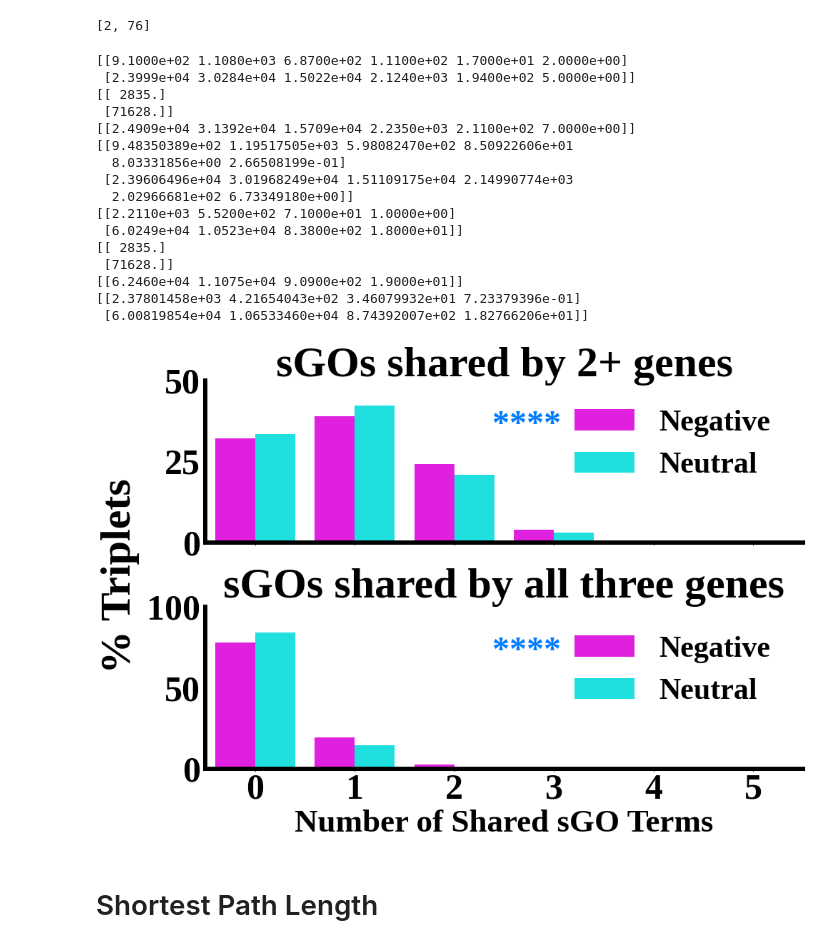
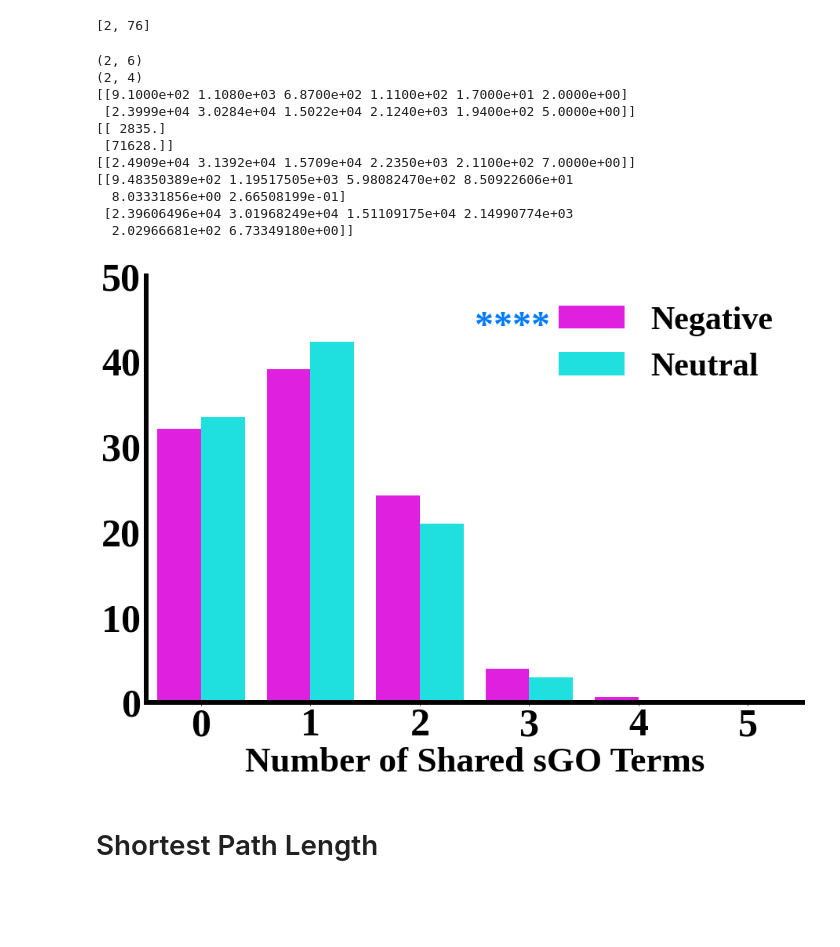
Before and after one commit to KISRDevelopment/cell_viability_paper, a Jupyter notebook: tgi_exploration.ipynb, the cells around one changed output. Drawn from its saved outputs; the diff is of its cells as text; code cells hidden in the pictures; blank space fills up the shorter version.

```diff
--- a/tgi_exploration.ipynb
+++ b/tgi_exploration.ipynb
@@ -112,7 +112,7 @@ def calculateR(threshold):
         for n_terms_shared in range(R.shape[1]):
             R[thebin, n_terms_shared] = np.sum(class_terms[:,threshold-1] == n_terms_shared)
     return R
-def visualizeR(R, ax, output_path, title, showxlabel=True, yticks=None):
+def visualizeR(R, ax, output_path, title, showxlabel=True, yticks=None, ylim=None):
     MAX_TERMS_SHARED = 6
     rows = []
     bin_labels = ['Negative', 'Neutral']
@@ -138,7 +138,8 @@ def visualizeR(R, ax, output_path, title, showxlabel=True, yticks=None):
 
     if yticks is not None:
         ax.set_yticks(yticks)
-
+    if ylim is not None:
+        ax.set_ylim(ylim)
     ax.yaxis.set_tick_params(labelsize=plot_cfg['tick_label_size'])
     ax.xaxis.set_tick_params(labelsize=plot_cfg['tick_label_size'])
     #ax.set_ylabel("% Triplets", fontsize=plot_cfg['ylabel_size'], fontweight='bold')
@@ -149,48 +150,38 @@ def visualizeR(R, ax, output_path, title, showxlabel=True, yticks=None):
         ax.set_xlabel("")
     ax.spines['right'].set_visible(False)
     ax.spines['top'].set_visible(False)
-    ax.legend(frameon=False, fontsize=plot_cfg['legend_size'], bbox_to_anchor=(0.99,0.99))
+    ax.legend(frameon=False, fontsize=plot_cfg['legend_size'])
     plt.setp(ax.spines.values(),linewidth=plot_cfg["border_size"], color='black')
     chisq, p, ddof = chi2(R)
     stars = '*' * eval_funcs.compute_stars(p, 0.05)
-    ax.text(0.48, 0.82, stars,
+    ax.text(0.5, 0.92, stars,
                     transform=ax.transAxes,
                     color=star_colors[1], ha="left", va="top", weight='bold',
                     fontsize=plot_cfg['stars_label_size'])
     ax.set_title(title, fontsize=plot_cfg['xlabel_size'], fontweight='bold')
-    #plt.savefig(output_path, bbox_inches='tight', dpi=100)
+    plt.savefig(output_path, bbox_inches='tight', dpi=100)
-# %%
-
-R2 = calculateR(2)
-
-R3 = calculateR(3)
-
-f, axes = plt.subplots(2, 1, figsize=(15, 10), sharex=True)
-visualizeR(R2, axes[0], "../figures/yeast_tgi_sgo_atleast2.png", "sGOs shared by 2+ genes", showxlabel=False, yticks=[0, 25, 50])
-visualizeR(R3, axes[1], "../figures/yeast_tgi_sgo_all3.png", "sGOs shared by all three genes", yticks=[0, 50, 100])
-f.text(-0.01, 0.5, '% Triplets', va='center', rotation='vertical', fontsize=plot_cfg['ylabel_size'], fontweight='bold')
-f.subplots_adjust(hspace=0.4)
-
-# chisq, p, ddof = chi2(R)
-# print("Chi2: %f, p value: %f, ddof: %d" % (chisq, p, ddof))
-# %% [output]
-[[9.1000e+02 1.1080e+03 6.8700e+02 1.1100e+02 1.7000e+01 2.0000e+00]
- [2.3999e+04 3.0284e+04 1.5022e+04 2.1240e+03 1.9400e+02 5.0000e+00]]
-[[ 2835.]
- [71628.]]
-[[2.4909e+04 3.1392e+04 1.5709e+04 2.2350e+03 2.1100e+02 7.0000e+00]]
-[[9.48350389e+02 1.19517505e+03 5.98082470e+02 8.50922606e+01
-  8.03331856e+00 2.66508199e-01]
- [2.39606496e+04 3.01968249e+04 1.51109175e+04 2.14990774e+03
-  2.02966681e+02 6.73349180e+00]]
-[[2.2110e+03 5.5200e+02 7.1000e+01 1.0000e+00]
- [6.0249e+04 1.0523e+04 8.3800e+02 1.8000e+01]]
-[[ 2835.]
- [71628.]]
-[[6.2460e+04 1.1075e+04 9.0900e+02 1.9000e+01]]
-[[2.37801458e+03 4.21654043e+02 3.46079932e+01 7.23379396e-01]
- [6.00819854e+04 1.06533460e+04 8.74392007e+02 1.82766206e+01]]
-[figure, removed]
+# %%
+
+R2 = calculateR(2)
+print(R2.shape)
+R3 = calculateR(3)
+print(R3.shape)
+
+f, ax = plt.subplots(1, 1, figsize=(15, 10), sharex=True)
+visualizeR(R2, ax, "../figures/yeast_tgi_sgo_atleast2.png", "", showxlabel=True, ylim=[0, 50])
+# %% [output]
+(2, 6)
+(2, 4)
+[[9.1000e+02 1.1080e+03 6.8700e+02 1.1100e+02 1.7000e+01 2.0000e+00]
+ [2.3999e+04 3.0284e+04 1.5022e+04 2.1240e+03 1.9400e+02 5.0000e+00]]
+[[ 2835.]
+ [71628.]]
+[[2.4909e+04 3.1392e+04 1.5709e+04 2.2350e+03 2.1100e+02 7.0000e+00]]
+[[9.48350389e+02 1.19517505e+03 5.98082470e+02 8.50922606e+01
+  8.03331856e+00 2.66508199e-01]
+ [2.39606496e+04 3.01968249e+04 1.51109175e+04 2.14990774e+03
+  2.02966681e+02 6.73349180e+00]]
+[figure, added]
 # %% [markdown]
 # Shortest Path Length
 # %%
```
Also changed, not shown: parts of 1 cell of this notebook, 1 other file.
